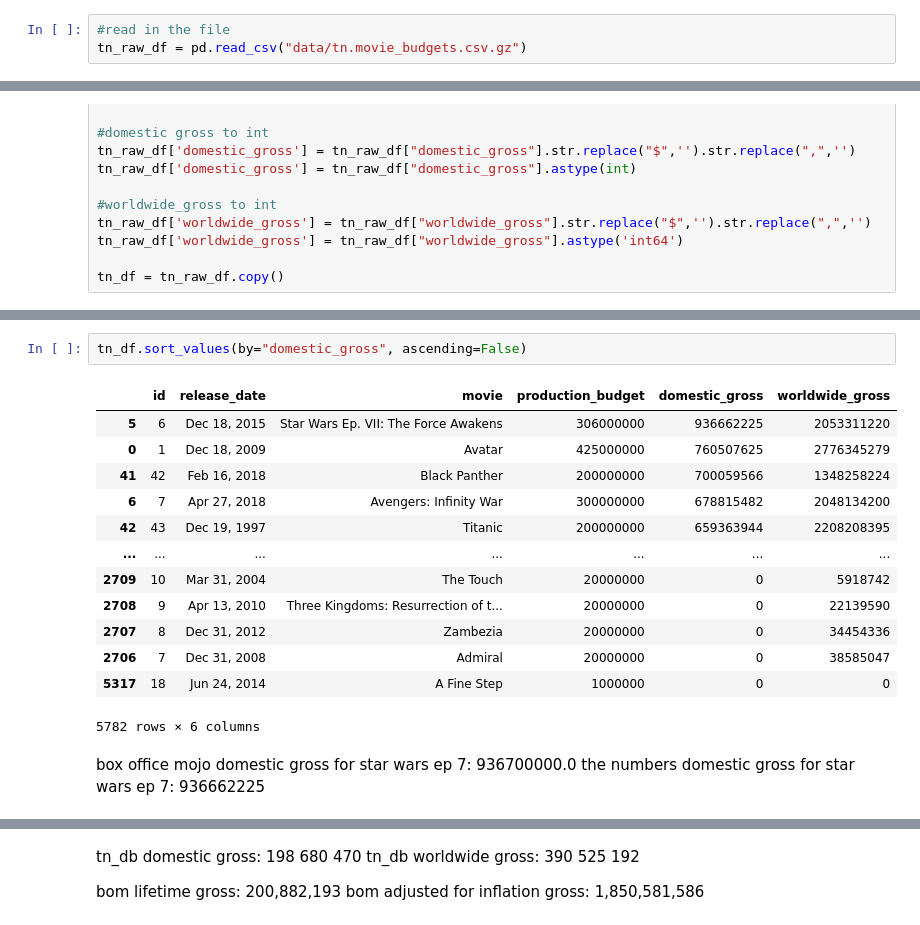
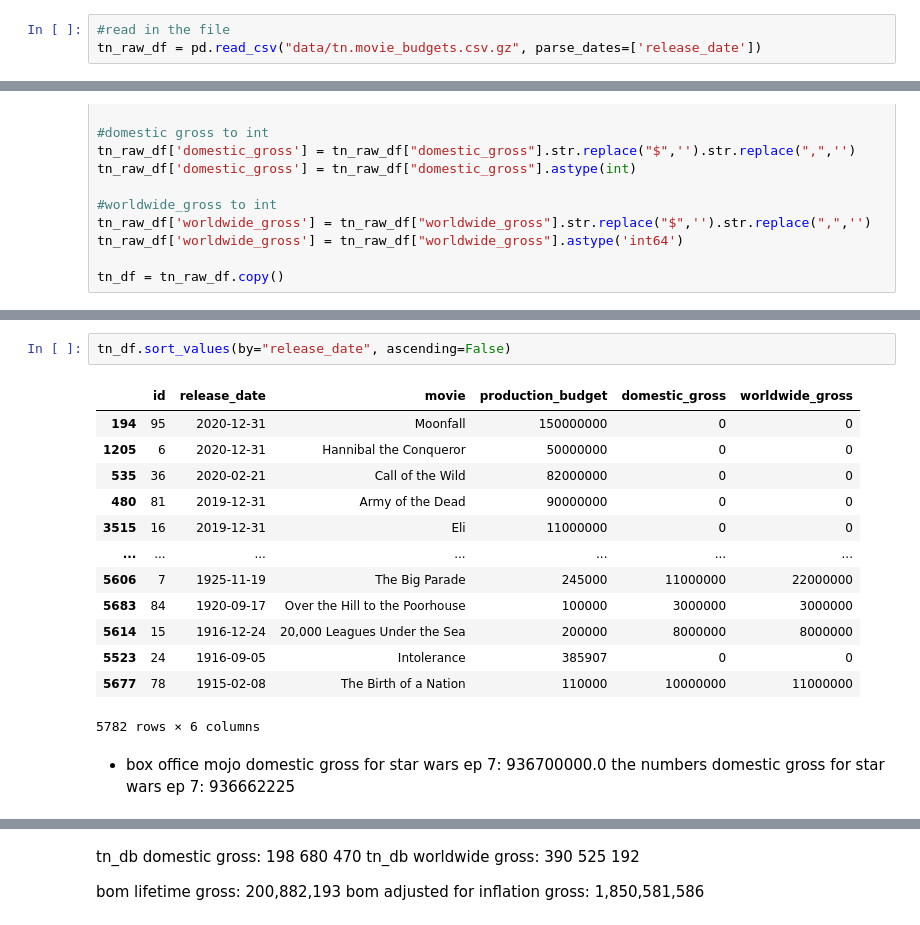
Before and after one commit to jbaumgit/Linear-Regression-and-Statistical-Analysis-on-Box-Office-Movie-Performance, a Jupyter notebook: MainNotebook.ipynb, the cells around one changed output, grey strips where cells are left out. Drawn from its saved outputs; the diff is of its cells as text.

```diff
--- a/MainNotebook.ipynb
+++ b/MainNotebook.ipynb
@@ -118,7 +118,7 @@ memory usage: 146.4+ KB
 ### The Numbers (Andy)
 # %%
 #read in the file
-tn_raw_df = pd.read_csv("data/tn.movie_budgets.csv.gz")
+tn_raw_df = pd.read_csv("data/tn.movie_budgets.csv.gz", parse_dates=['release_date'])
 # %%
 tn_raw_df.info()
 # %% [output]
@@ -173,19 +181,19 @@ dtype: float64
 # %%
-tn_df.sort_values(by="domestic_gross", ascending=False)
+tn_df.sort_values(by="release_date", ascending=False)
 # %% [output]
 |  | id | release_date | movie | production_budget | domestic_gross | worldwide_gross |
-| 5 | 6 | Dec 18, 2015 | Star Wars Ep. VII: The Force Awakens | 306000000 | 936662225 | 2053311220 |
-| 0 | 1 | Dec 18, 2009 | Avatar | 425000000 | 760507625 | 2776345279 |
-| 41 | 42 | Feb 16, 2018 | Black Panther | 200000000 | 700059566 | 1348258224 |
-| 6 | 7 | Apr 27, 2018 | Avengers: Infinity War | 300000000 | 678815482 | 2048134200 |
-| 42 | 43 | Dec 19, 1997 | Titanic | 200000000 | 659363944 | 2208208395 |
+| 194 | 95 | 2020-12-31 | Moonfall | 150000000 | 0 | 0 |
+| 1205 | 6 | 2020-12-31 | Hannibal the Conqueror | 50000000 | 0 | 0 |
+| 535 | 36 | 2020-02-21 | Call of the Wild | 82000000 | 0 | 0 |
+| 480 | 81 | 2019-12-31 | Army of the Dead | 90000000 | 0 | 0 |
+| 3515 | 16 | 2019-12-31 | Eli | 11000000 | 0 | 0 |
 | ... | ... | ... | ... | ... | ... | ... |
-| 2709 | 10 | Mar 31, 2004 | The Touch | 20000000 | 0 | 5918742 |
-| 2708 | 9 | Apr 13, 2010 | Three Kingdoms: Resurrection of t... | 20000000 | 0 | 22139590 |
-| 2707 | 8 | Dec 31, 2012 | Zambezia | 20000000 | 0 | 34454336 |
-| 2706 | 7 | Dec 31, 2008 | Admiral | 20000000 | 0 | 38585047 |
-| 5317 | 18 | Jun 24, 2014 | A Fine Step | 1000000 | 0 | 0 |
+| 5606 | 7 | 1925-11-19 | The Big Parade | 245000 | 11000000 | 22000000 |
+| 5683 | 84 | 1920-09-17 | Over the Hill to the Poorhouse | 100000 | 3000000 | 3000000 |
+| 5614 | 15 | 1916-12-24 | 20,000 Leagues Under the Sea | 200000 | 8000000 | 8000000 |
+| 5523 | 24 | 1916-09-05 | Intolerance | 385907 | 0 | 0 |
+| 5677 | 78 | 1915-02-08 | The Birth of a Nation | 110000 | 10000000 | 11000000 |
 5782 rows × 6 columns
 # %% [markdown]
-box office mojo domestic gross for star wars ep 7: 936700000.0
+- box office mojo domestic gross for star wars ep 7: 936700000.0
 the numbers domestic gross for star wars ep 7: 936662225
```
Also changed, not shown: parts of 16 cells of this notebook.
